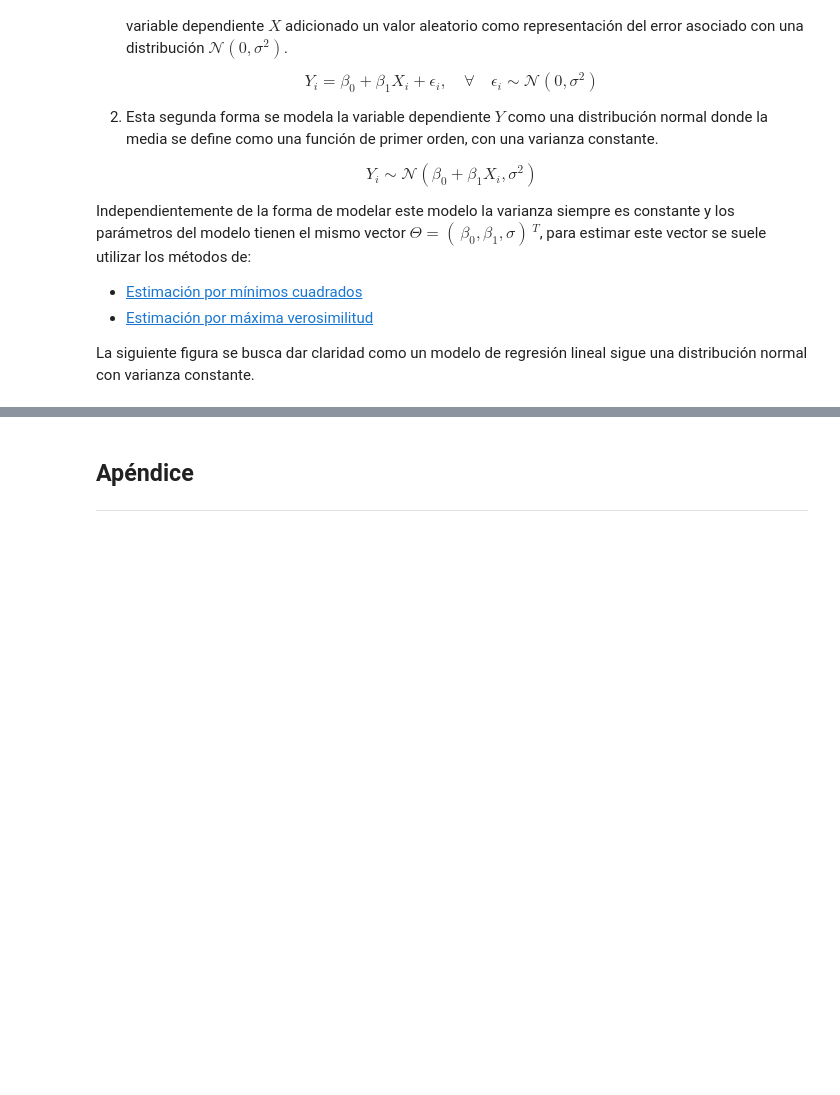
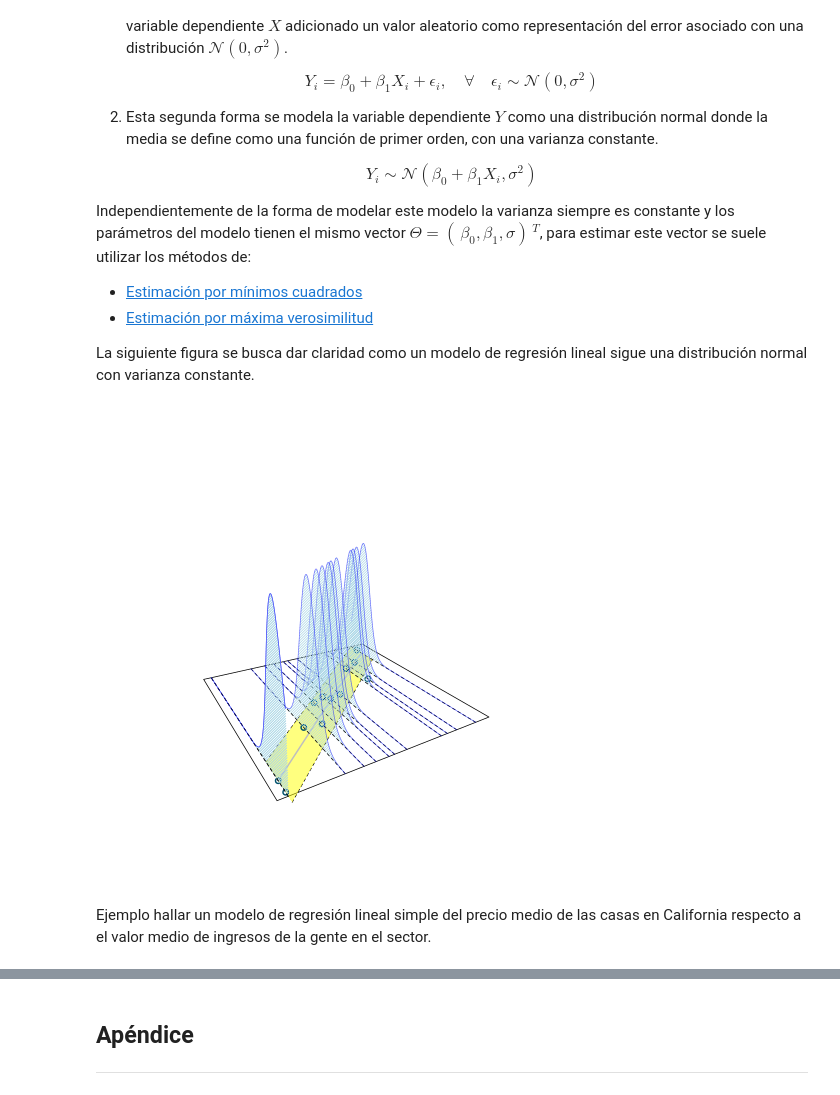
Before and after one commit to sebastiangonzalezv/timeseriesbook-es, a Jupyter notebook: book/chapters/RegresionLineal.ipynb, the cells around one changed output, grey strips where cells are left out. Cells and saved outputs as stored; diff of their text form; code cells hidden in the pictures; blank space fills up the shorter version.

```diff
--- a/book/chapters/RegresionLineal.ipynb
+++ b/book/chapters/RegresionLineal.ipynb
@@ -68,34 +68,38 @@ linealModelPlot  = function(x, y, model)
     lines(C, lty=2)
     C = trans3d(x, LwPred, rep(0, N), mat)
     lines(C, lty=2)
     C = trans3d(c(x, rev(x)), c(UpPred, rev(LwPred)), rep(0, 2*N), mat)
     polygon(C, border=NA, col=adjustcolor("yellow", alpha.f = 0.5))
     C = trans3d(x, y_pred, rep(0, N), mat)
     lines(C, lwd=2, col="grey")
     C = trans3d(x, y, rep(0,N), mat)
     points(C, lwd=2, col="#00526D")
     for(j in N:1)
     {
         xp = plotData[[j]]$x
         yp = plotData[[j]]$y
         z0 = plotData[[j]]$z0
         zp = plotData[[j]]$z
         C = trans3d(c(xp, xp), c(yp, rev(yp)), c(zp, z0), mat)
         polygon(C, border=NA, col="light blue", density=40)
         C = trans3d(xp, yp, z0, mat)
         lines(C, lty=2)
         C = trans3d(xp, yp, zp, mat)
         lines(C, col=adjustcolor("blue", alpha.f = 0.5))
     }
 }
 
 
 
-icecream = data.frame(temp=c(11.9, 11.9, 15.2, 16.4, 17.2, 18.1, 18.5, 19.4, 22.1, 22.6, 23.4, 25.1),
+df = data.frame(temp=c(11.9, 11.9, 15.2, 16.4, 17.2, 18.1, 18.5, 19.4, 22.1, 22.6, 23.4, 25.1),
                       units=c(185, 215, 332, 325, 408, 421, 406, 412, 522, 445, 544, 614)
                      )
 market.size = 800
-icecream$opportunity = market.size - icecream$units
+df$opportunity = market.size - df$units
 
-model = glm(units ~ temp, data=icecream, family=gaussian(link="identity"))
-linealModelPlot(x = icecream$temp, y=icecream$units, model=model)
+model = glm(units ~ temp, data=df, family=gaussian(link="identity"))
+linealModelPlot(x = df$temp, y=df$units, model=model)
+# %% [output]
+[figure, added]
+# %% [markdown]
+Ejemplo hallar un modelo de regresión lineal simple del precio medio de las casas en California respecto a el valor medio de ingresos de la gente en el sector.
```
Also changed, not shown: parts of 5 cells of this notebook, 4 other files.
